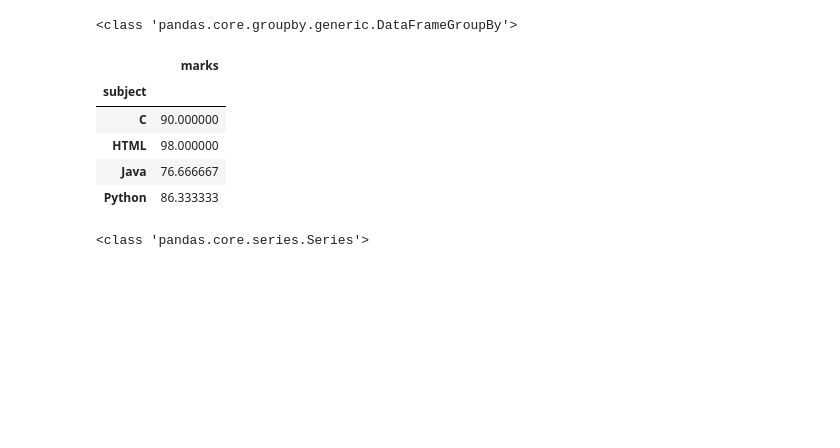
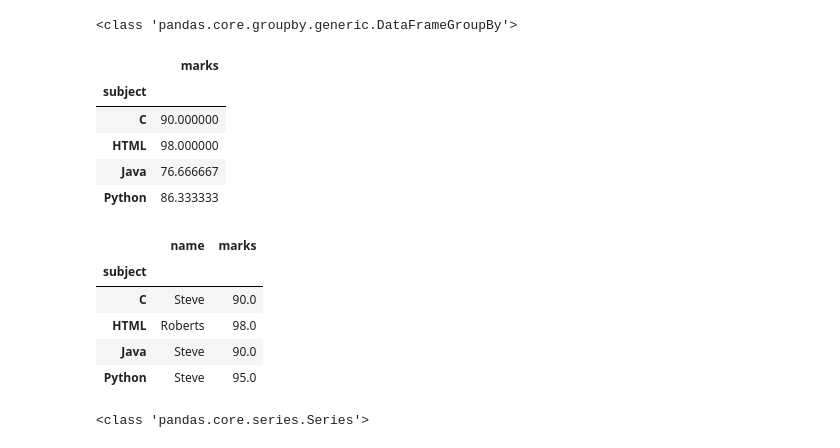
Before and after one commit to srikanthpragada/DS_04_FEB_2021, a Jupyter notebook: pandas/marks_df.ipynb, the cells around one changed output. Saved outputs shown, nothing was run; the diff lists cells and outputs as text; code cells hidden in the pictures; blank space fills up the shorter version.

```diff
--- a/pandas/marks_df.ipynb
+++ b/pandas/marks_df.ipynb
@@ -1027,6 +1027,15 @@ subgroup.mean()
 | HTML | 98.000000 |
 | Java | 76.666667 |
 | Python | 86.333333 |
+# %%
+subgroup.max()
+# %% [output]
+|  | name | marks |
+| subject |  |  |
+| C | Steve | 90.0 |
+| HTML | Roberts | 98.0 |
+| Java | Steve | 90.0 |
+| Python | Steve | 95.0 |
 # %%
 name_sum = df.groupby('name')['marks'].sum()
 print(type(name_sum))
```
Also changed, not shown: parts of 1 cell of this notebook, 2 other files.
